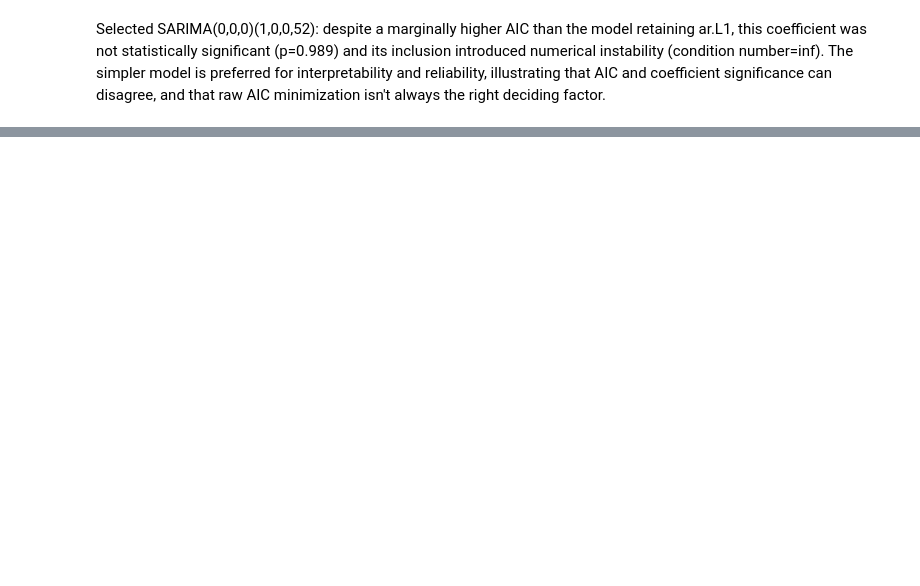
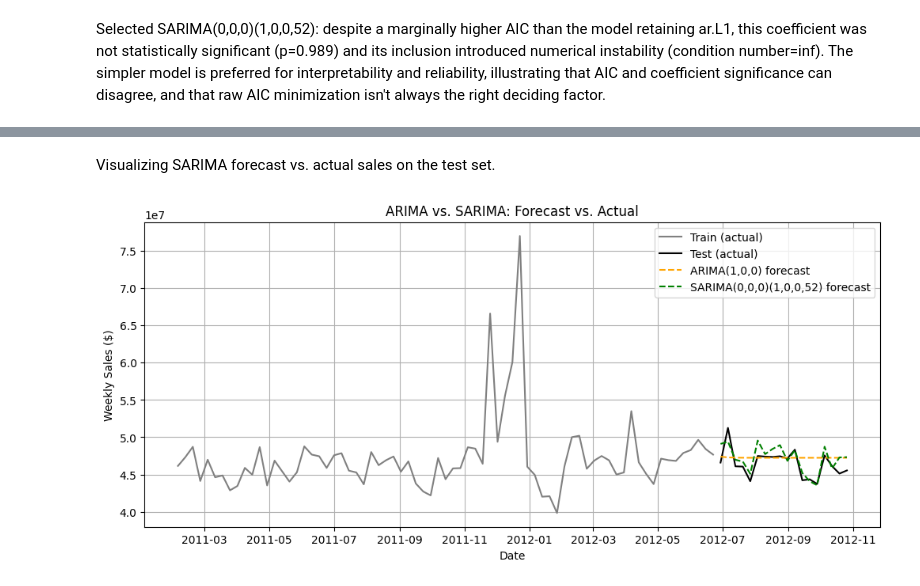
Before and after one commit to Bassey-data/Retail-sales-forecasting, a Jupyter notebook: retail_sales_forecasting.ipynb, the cells around one changed output, grey strips where cells are left out. Cells and saved outputs as stored; diff of their text form; code cells hidden in the pictures; blank space fills up the shorter version.

Commit message:
Add SARIMA model with seasonal parameter selection and forecast comparison

```diff
--- a/retail_sales_forecasting.ipynb
+++ b/retail_sales_forecasting.ipynb
@@ -567,0 +705,16 @@ results.append(evaluate_forecast(test_df['Weekly_Sales'], sarima_forecast, "SARI
+# %% [markdown]
+Visualizing SARIMA forecast vs. actual sales on the test set.
+# %%
+fig, ax = plt.subplots()
+ax.plot(train_df['Date'], train_df['Weekly_Sales'], label='Train (actual)', color='gray')
+ax.plot(test_df['Date'], test_df['Weekly_Sales'], label='Test (actual)', color='black')
+ax.plot(test_df['Date'], arima_forecast, label='ARIMA(1,0,0) forecast', color='orange', linestyle='--')
+ax.plot(test_df['Date'], sarima_forecast, label='SARIMA(0,0,0)(1,0,0,52) forecast', color='green', linestyle='--')
+
+ax.set_title('ARIMA vs. SARIMA: Forecast vs. Actual')
+ax.set_xlabel('Date')
+ax.set_ylabel('Weekly Sales ($)')
+ax.legend()
+plt.show()
+# %% [output]
+[figure, added]
```
Also changed, not shown: parts of 19 cells of this notebook.
